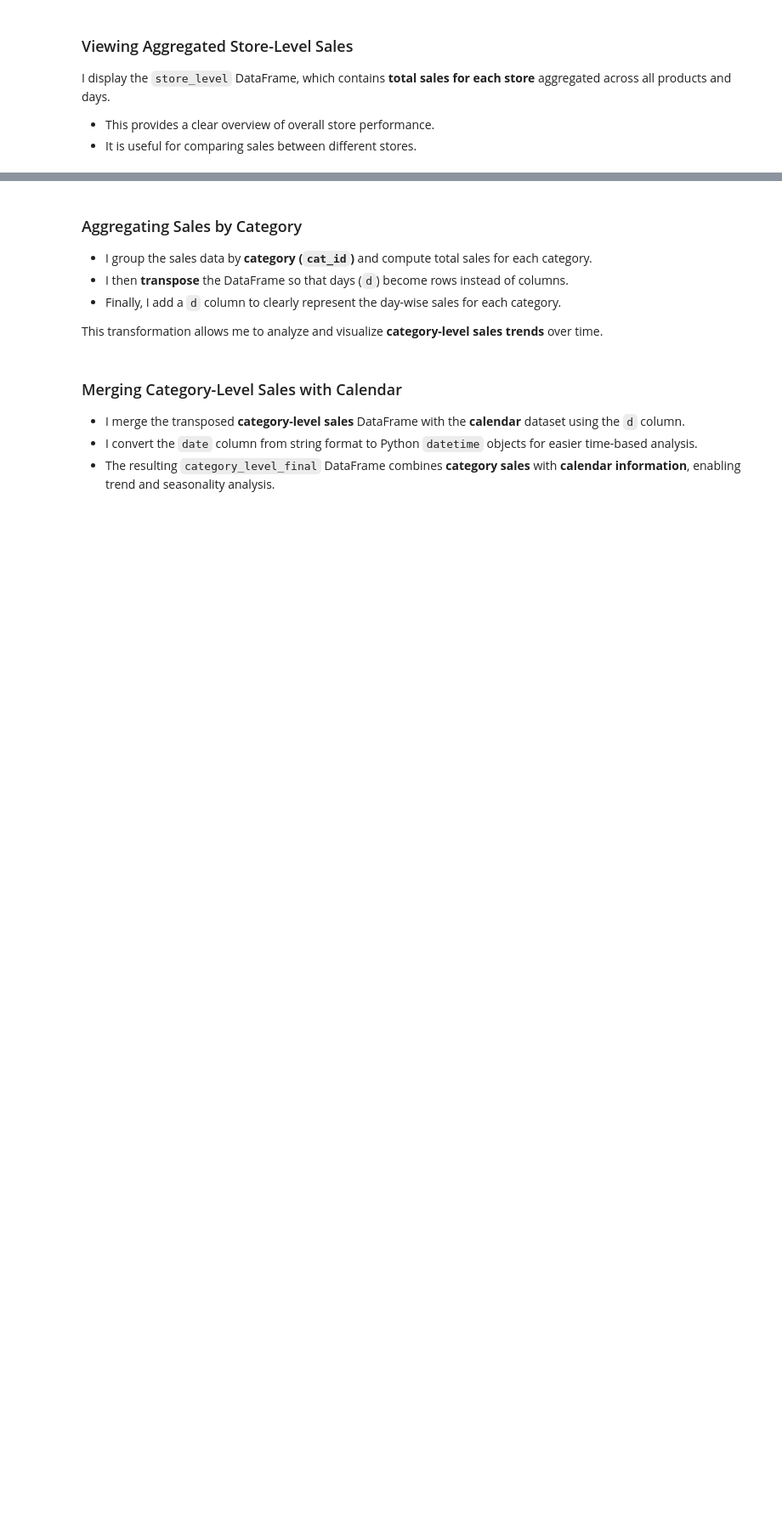
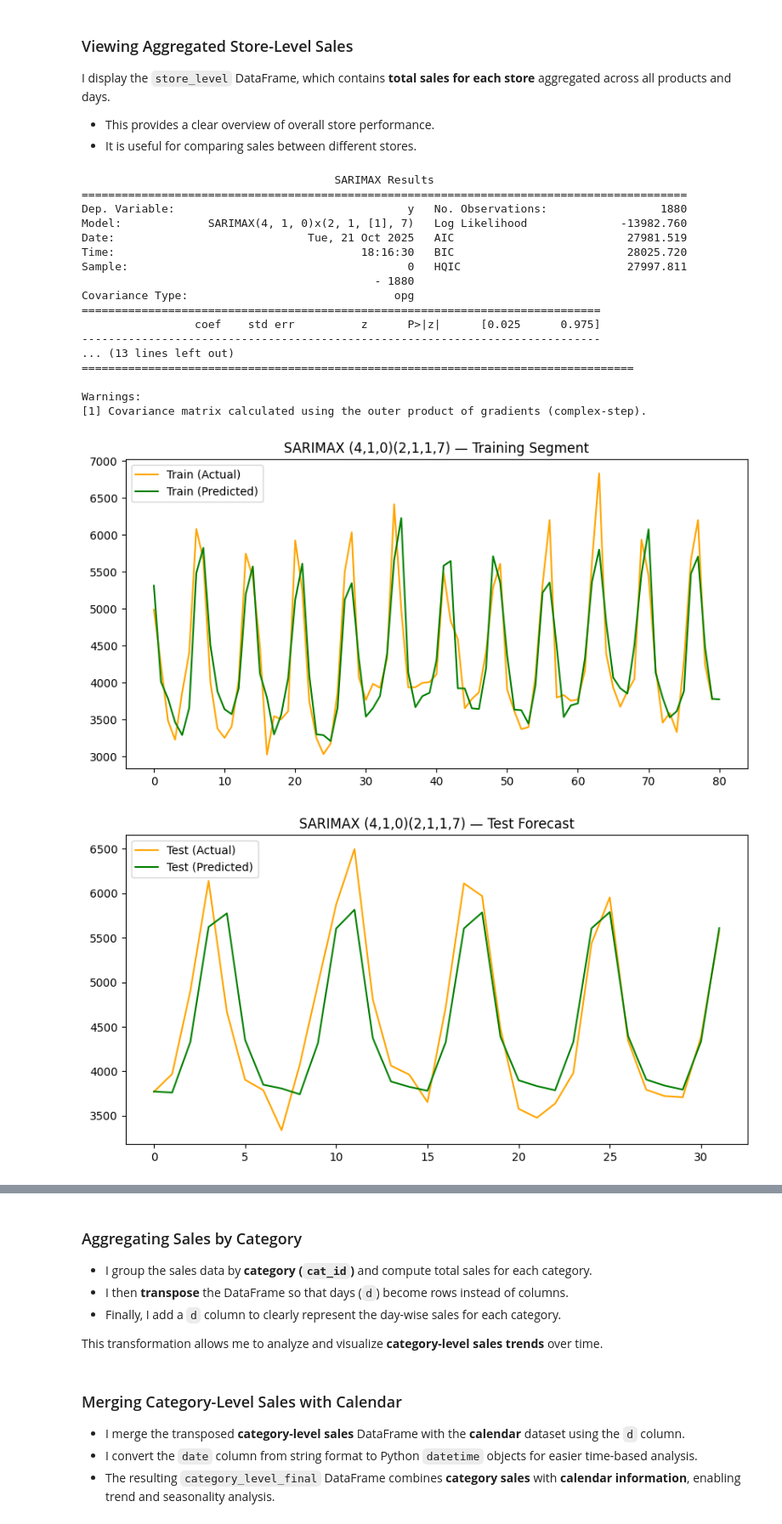
Before and after one commit to saswataghosh66/TCS_Task_1, a Jupyter notebook: task-1.ipynb, the cells around one changed output, grey strips where cells are left out. Shown at 85% size. Drawn from its saved outputs; the diff is of its cells as text; code cells hidden in the pictures; blank space fills up the shorter version.

```diff
--- a/task-1.ipynb
+++ b/task-1.ipynb
@@ -529,6 +529,9 @@ I use the **SARIMAX** model from `statsmodels` to fit the sales data of **store
 
 I then fit the model on the training data and print the **model summary** to examine coefficients and diagnostics.
 # %%
+model_results = []
+
+
 import statsmodels.api as sm
 
 mod = sm.tsa.statespace.SARIMAX(train, order=(0,1,1), seasonal_order=(0,1,1,7))
@@ -586,5 +589,13 @@ I calculate the **Mean Squared Error (MSE)** between the SARIMA model prediction
 # %%
 from sklearn.metrics import mean_squared_error
 import math
-mean_squared_error(results.predict(start = 1880, end = 1911), test)
+
+rmse = math.sqrt(mean_squared_error(results.predict(start=1880, end=1911), test))
+
+model_results.append({
+    "Model": "SARIMAX (0,1,1)(0,1,1,7)",
+    "RMSE": rmse
+})
+
+model_results
 # %% [output]
@@ -615,3 +701,65 @@ A more intuitive way to assess the model's performance is using **Root Mean Squa
 I display the `store_level` DataFrame, which contains **total sales for each store** aggregated across all products and days.
 - This provides a clear overview of overall store performance.
 - It is useful for comparing sales between different stores.
+# %%
+import statsmodels.api as sm
+import matplotlib.pyplot as plt
+from sklearn.metrics import mean_squared_error
+import math
+
+# --- Fit SARIMAX with new hyperparameters ---
+mod = sm.tsa.statespace.SARIMAX(train,
+                                order=(4, 1, 0),
+                                seasonal_order=(2, 1, 1, 7),
+                                enforce_stationarity=False,
+                                enforce_invertibility=False)
+
+results = mod.fit(disp=False)
+print(results.summary())
+
+# --- Plot predictions on training data segment ---
+plt.figure(figsize=(10,5))
+plt.plot(train[1800:1880], label='Train (Actual)', color='orange')
+plt.plot(results.predict(start=1800, end=1880), label='Train (Predicted)', color='green')
+plt.title("SARIMAX (4,1,0)(2,1,1,7) — Training Segment")
+plt.legend(loc='upper left')
+plt.show()
+
+# --- Plot predictions vs test data ---
+plt.figure(figsize=(10,5))
+plt.plot(test, label='Test (Actual)', color='orange')
+plt.plot(results.predict(start=len(train), end=len(train)+len(test)-1),
+         label='Test (Predicted)', color='green')
+plt.title("SARIMAX (4,1,0)(2,1,1,7) — Test Forecast")
+plt.legend(loc='upper left')
+plt.show()
+
+# --- Compute RMSE ---
+y_pred = results.predict(start=len(train), end=len(train)+len(test)-1)
+rmse2 = math.sqrt(mean_squared_error(test, y_pred))
+model_results.append({
+    "Model": "SARIMAX (4,1,0)(2,1,1,7)",
+    "RMSE": rmse2
+})
+
+model_results
+# %% [output]
+                                      SARIMAX Results
+===========================================================================================
+Dep. Variable:                                   y   No. Observations:                 1880
+Model:             SARIMAX(4, 1, 0)x(2, 1, [1], 7)   Log Likelihood              -13982.760
+Date:                             Tue, 21 Oct 2025   AIC                          27981.519
+Time:                                     18:16:30   BIC                          28025.720
+Sample:                                          0   HQIC                         27997.811
+                                            - 1880
+Covariance Type:                               opg
+==============================================================================
+                 coef    std err          z      P>|z|      [0.025      0.975]
+------------------------------------------------------------------------------
+... (13 lines left out)
+===================================================================================
+
+Warnings:
+[1] Covariance matrix calculated using the outer product of gradients (complex-step).
+[figure, added]
+[figure, added]
```
Also changed, not shown: parts of 18 cells of this notebook.
